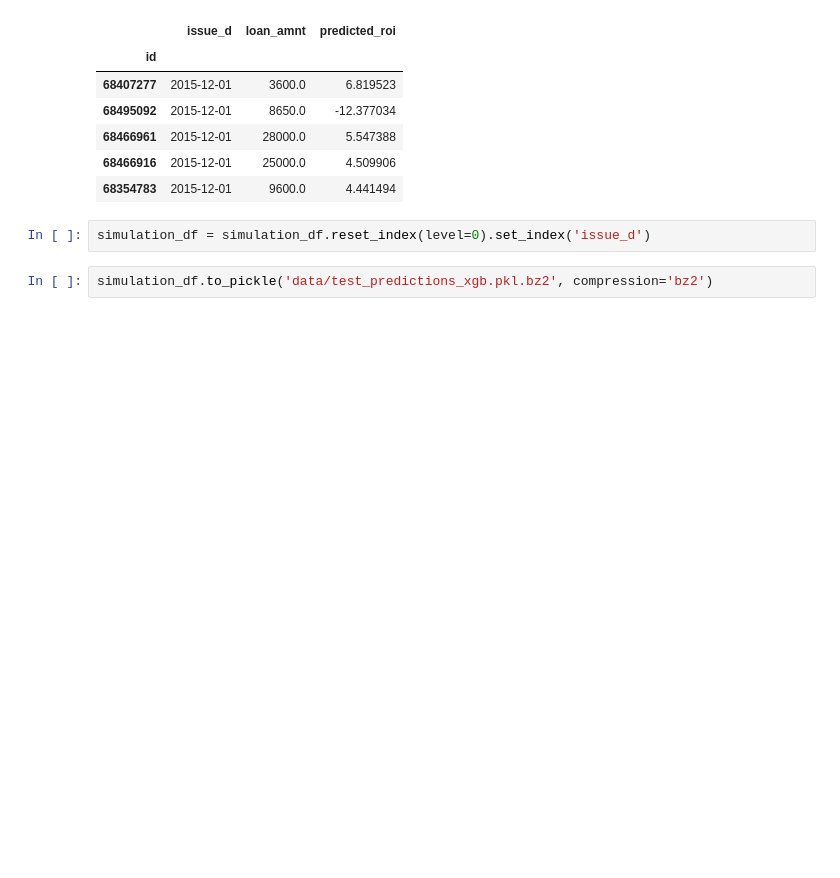
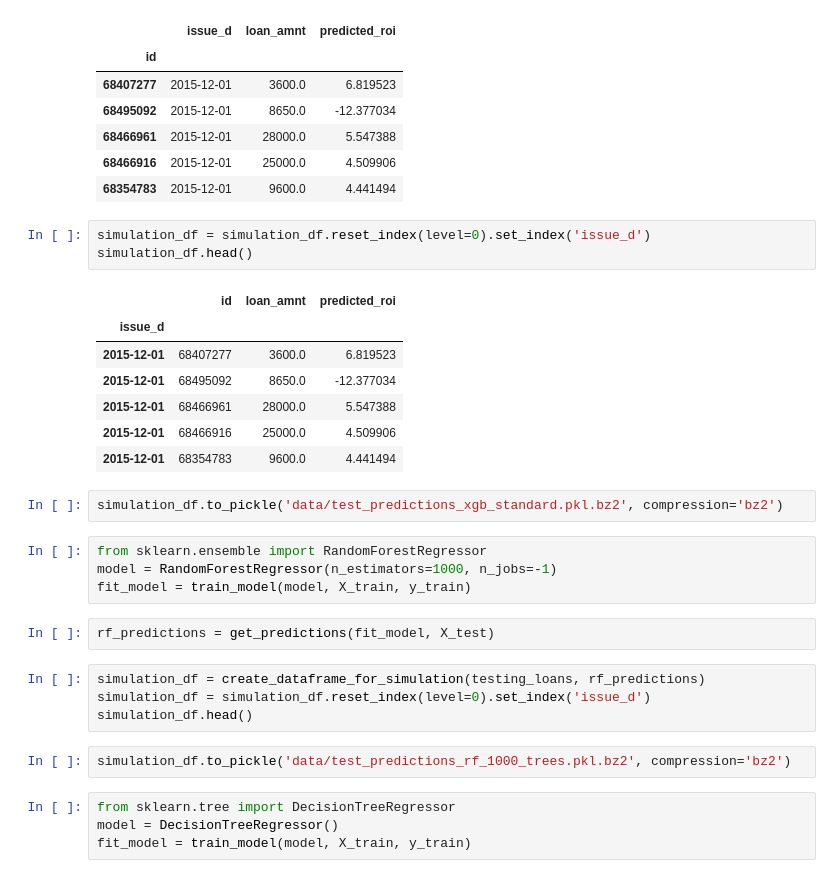
Before and after one commit to Booleans/consumer-loan-investment-strategy-simulator, a Jupyter notebook: AWS-portfolio-simulation.ipynb, the cells around one changed output. Drawn from its saved outputs; the diff is of its cells as text; blank space fills up the shorter version.

```diff
--- a/AWS-portfolio-simulation.ipynb
+++ b/AWS-portfolio-simulation.ipynb
@@ -442,5 +128,30 @@ simulation_df.head()
 | 68354783 | 2015-12-01 | 9600.0 | 4.441494 |
 # %%
 simulation_df = simulation_df.reset_index(level=0).set_index('issue_d')
+simulation_df.head()
+# %% [output]
+|  | id | loan_amnt | predicted_roi |
+| issue_d |  |  |  |
+| 2015-12-01 | 68407277 | 3600.0 | 6.819523 |
+| 2015-12-01 | 68495092 | 8650.0 | -12.377034 |
+| 2015-12-01 | 68466961 | 28000.0 | 5.547388 |
+| 2015-12-01 | 68466916 | 25000.0 | 4.509906 |
+| 2015-12-01 | 68354783 | 9600.0 | 4.441494 |
 # %%
-simulation_df.to_pickle('data/test_predictions_xgb.pkl.bz2', compression='bz2')
+simulation_df.to_pickle('data/test_predictions_xgb_standard.pkl.bz2', compression='bz2')
+# %%
+from sklearn.ensemble import RandomForestRegressor
+model = RandomForestRegressor(n_estimators=1000, n_jobs=-1)
+fit_model = train_model(model, X_train, y_train)
+# %%
+rf_predictions = get_predictions(fit_model, X_test)
+# %%
+simulation_df = create_dataframe_for_simulation(testing_loans, rf_predictions)
+simulation_df = simulation_df.reset_index(level=0).set_index('issue_d')
+simulation_df.head()
+# %%
+simulation_df.to_pickle('data/test_predictions_rf_1000_trees.pkl.bz2', compression='bz2')
+# %%
+from sklearn.tree import DecisionTreeRegressor
+model = DecisionTreeRegressor()
+fit_model = train_model(model, X_train, y_train)
```
Also changed, not shown: parts of 51 cells of this notebook, 2 other files.
